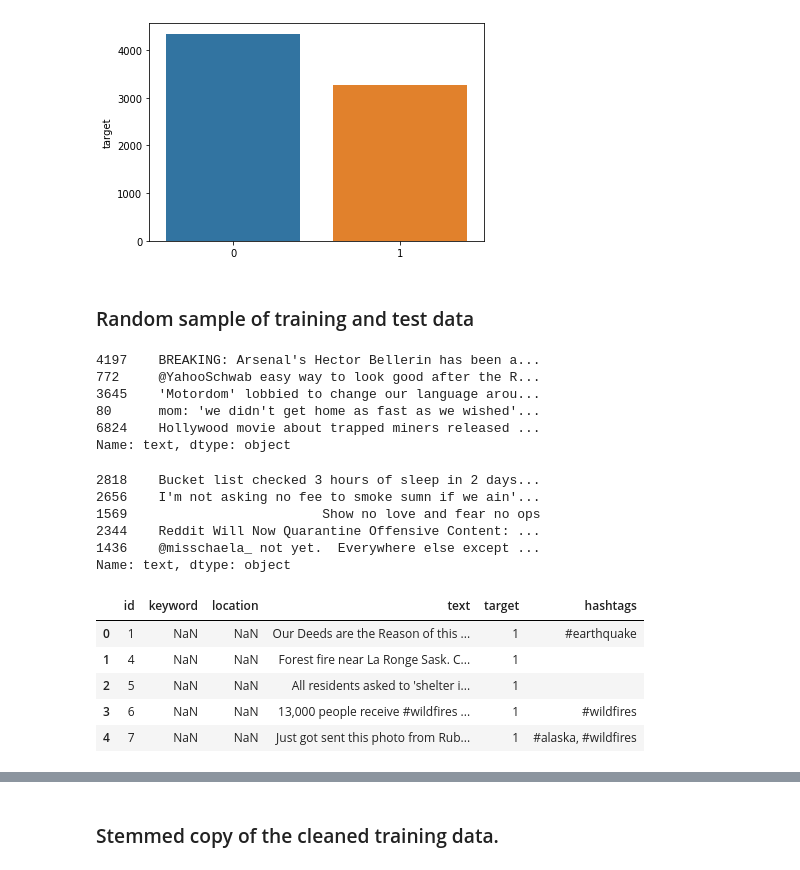
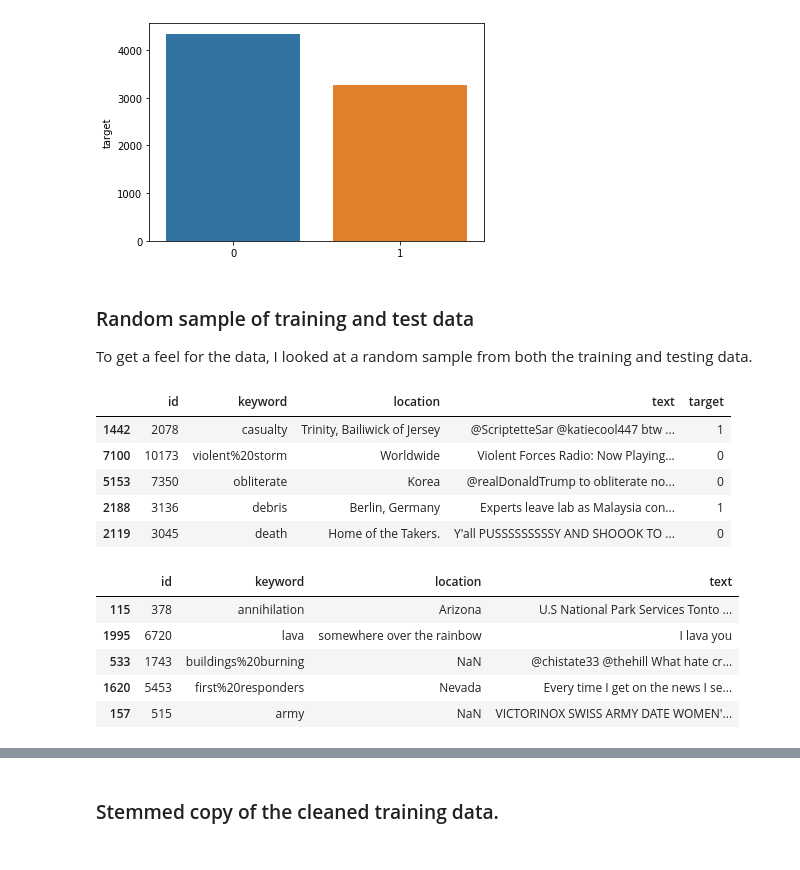
Before and after one commit to dwalkup/disaster_tweet_prediction, a Jupyter notebook: notebooks/disaster_tweet_data_processing.ipynb, the cells around one changed output, grey strips where cells are left out. Cells and saved outputs as stored; diff of their text form; code cells hidden in the pictures.

```diff
--- a/notebooks/disaster_tweet_data_processing.ipynb
+++ b/notebooks/disaster_tweet_data_processing.ipynb
@@ -365,23 +347,24 @@ memory usage: 102.1+ KB
 sns.barplot(train_df['target'].value_counts().index, train_df['target'].value_counts());
 # %% [output]
 [figure]
-# %% [markdown]
-### Random sample of training and test data
+# %% [markdown]
+### Random sample of training and test data
+To get a feel for the data, I looked at a random sample from both the training and testing data.
 # %%
-train_df['text'].sample(5)
+train_df.sample(5)
 # %% [output]
-4197    BREAKING: Arsenal's Hector Bellerin has been a...
-772     @YahooSchwab easy way to look good after the R...
-3645    'Motordom' lobbied to change our language arou...
-80      mom: 'we didn't get home as fast as we wished'...
-6824    Hollywood movie about trapped miners released ...
-Name: text, dtype: object
+|  | id | keyword | location | text | target |
+| 1442 | 2078 | casualty | Trinity, Bailiwick of Jersey | @ScriptetteSar @katiecool447 btw ... | 1 |
+| 7100 | 10173 | violent%20storm | Worldwide | Violent Forces Radio: Now Playing... | 0 |
+| 5153 | 7350 | obliterate | Korea | @realDonaldTrump to obliterate no... | 0 |
+| 2188 | 3136 | debris | Berlin, Germany | Experts leave lab as Malaysia con... | 1 |
+| 2119 | 3045 | death | Home of the Takers. | Y'all PUSSSSSSSSSY AND SHOOOK TO ... | 0 |
 # %%
-test_df['text'].sample(5)
+test_df.sample(5)
 # %% [output]
-2818    Bucket list checked 3 hours of sleep in 2 days...
-2656    I'm not asking no fee to smoke sumn if we ain'...
-1569                         Show no love and fear no ops
-2344    Reddit Will Now Quarantine Offensive Content: ...
-1436    @misschaela_ not yet.  Everywhere else except ...
-Name: text, dtype: object
+|  | id | keyword | location | text |
+| 115 | 378 | annihilation | Arizona | U.S National Park Services Tonto ... |
+| 1995 | 6720 | lava | somewhere over the rainbow | I lava you |
+| 533 | 1743 | buildings%20burning | NaN | @chistate33 @thehill What hate cr... |
+| 1620 | 5453 | first%20responders | Nevada | Every time I get on the news I se... |
+| 157 | 515 | army | NaN | VICTORINOX SWISS ARMY DATE WOMEN'... |
@@ -398,9 +370,0 @@ train_df['hashtags'] = train_df['text'].apply(lambda x: hashtag_list(x))
-# %%
-train_df.head()
-# %% [output]
-|  | id | keyword | location | text | target | hashtags |
-| 0 | 1 | NaN | NaN | Our Deeds are the Reason of this ... | 1 | #earthquake |
-| 1 | 4 | NaN | NaN | Forest fire near La Ronge Sask. C... | 1 |  |
-| 2 | 5 | NaN | NaN | All residents asked to 'shelter i... | 1 |  |
-| 3 | 6 | NaN | NaN | 13,000 people receive #wildfires ... | 1 | #wildfires |
-| 4 | 7 | NaN | NaN | Just got sent this photo from Rub... | 1 | #alaska, #wildfires |
```
Also changed, not shown: parts of 84 cells of this notebook.
